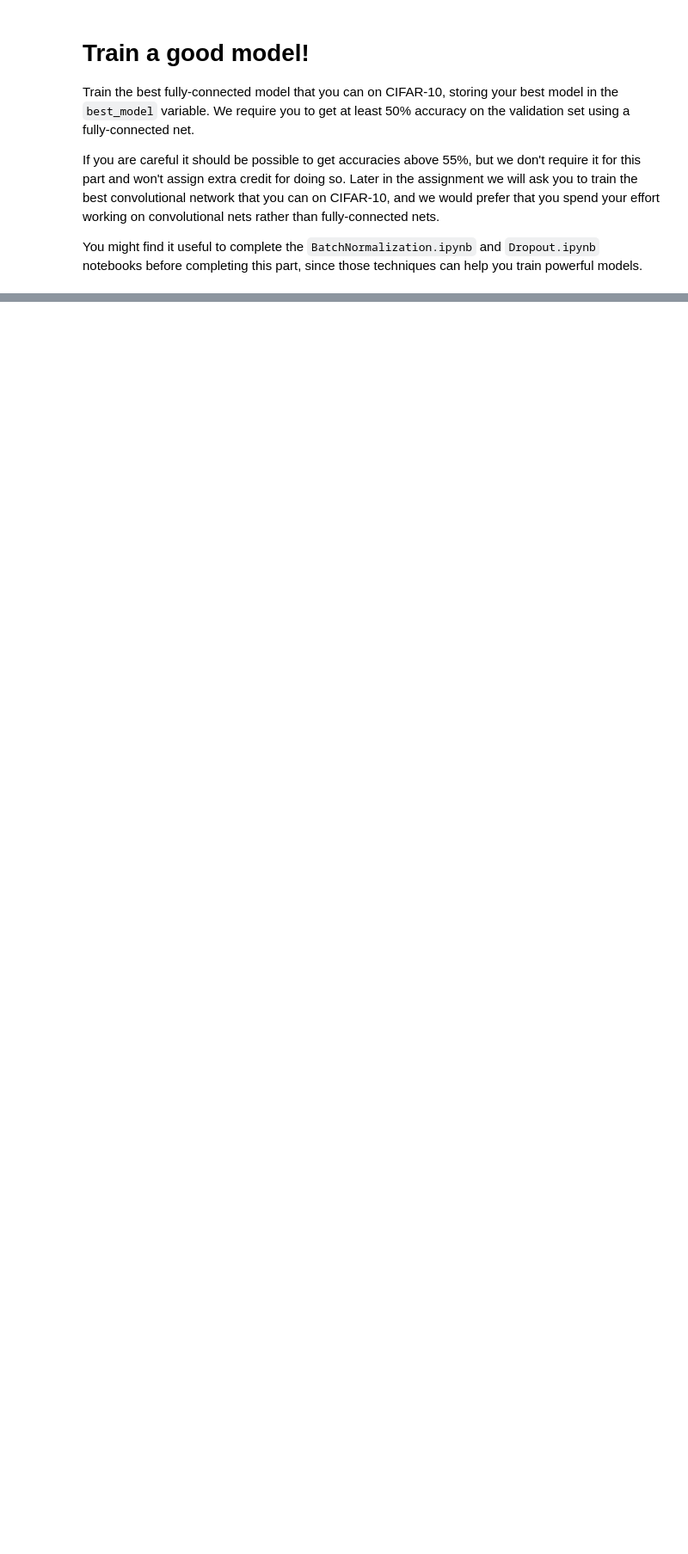
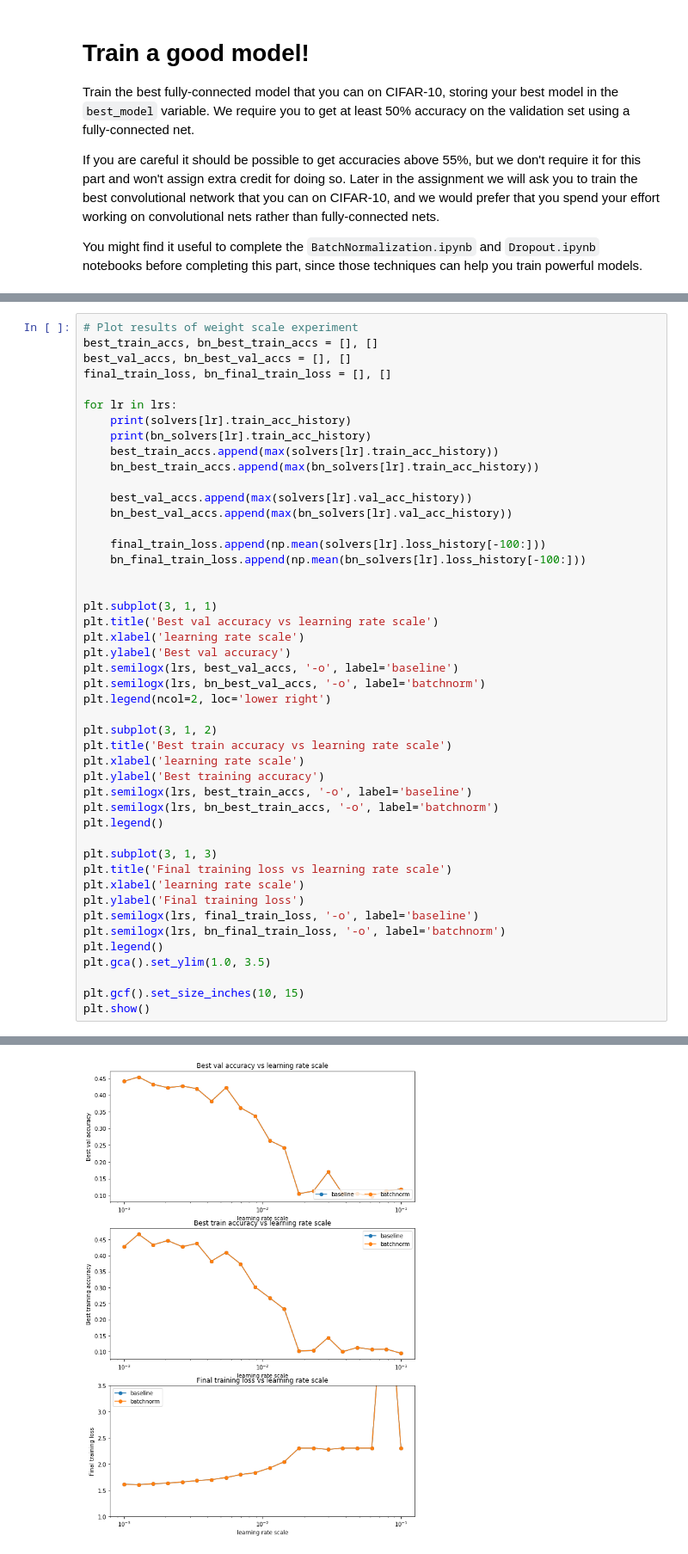
Before and after one commit to TiwazBiu/cs231n, a Jupyter notebook: assignment2/FullyConnectedNets.ipynb, the cells around one changed output, grey strips where cells are left out. Shown at 86% size. Drawn from its saved outputs; the diff is of its cells as text; blank space fills up the shorter version.

```diff
--- a/assignment2/FullyConnectedNets.ipynb
+++ b/assignment2/FullyConnectedNets.ipynb
@@ -609,0 +1154,47 @@ pass
+# %%
+# Plot results of weight scale experiment
+best_train_accs, bn_best_train_accs = [], []
+best_val_accs, bn_best_val_accs = [], []
+final_train_loss, bn_final_train_loss = [], []
+
+for lr in lrs:
+    print(solvers[lr].train_acc_history)
+    print(bn_solvers[lr].train_acc_history)
+    best_train_accs.append(max(solvers[lr].train_acc_history))
+    bn_best_train_accs.append(max(bn_solvers[lr].train_acc_history))
+
+    best_val_accs.append(max(solvers[lr].val_acc_history))
+    bn_best_val_accs.append(max(bn_solvers[lr].val_acc_history))
+
+    final_train_loss.append(np.mean(solvers[lr].loss_history[-100:]))
+    bn_final_train_loss.append(np.mean(bn_solvers[lr].loss_history[-100:]))
+
+
+plt.subplot(3, 1, 1)
+plt.title('Best val accuracy vs learning rate scale')
+plt.xlabel('learning rate scale')
+plt.ylabel('Best val accuracy')
+plt.semilogx(lrs, best_val_accs, '-o', label='baseline')
+plt.semilogx(lrs, bn_best_val_accs, '-o', label='batchnorm')
+plt.legend(ncol=2, loc='lower right')
+
+plt.subplot(3, 1, 2)
+plt.title('Best train accuracy vs learning rate scale')
+plt.xlabel('learning rate scale')
+plt.ylabel('Best training accuracy')
+plt.semilogx(lrs, best_train_accs, '-o', label='baseline')
+plt.semilogx(lrs, bn_best_train_accs, '-o', label='batchnorm')
+plt.legend()
+
+plt.subplot(3, 1, 3)
+plt.title('Final training loss vs learning rate scale')
+plt.xlabel('learning rate scale')
+plt.ylabel('Final training loss')
+plt.semilogx(lrs, final_train_loss, '-o', label='baseline')
+plt.semilogx(lrs, bn_final_train_loss, '-o', label='batchnorm')
+plt.legend()
+plt.gca().set_ylim(1.0, 3.5)
+
+plt.gcf().set_size_inches(10, 15)
+plt.show()
+# %% [output]
@@ -609,0 +1218 @@ pass
+[figure, added]
```
Also changed, not shown: parts of 30 cells of this notebook, 9 other files.
